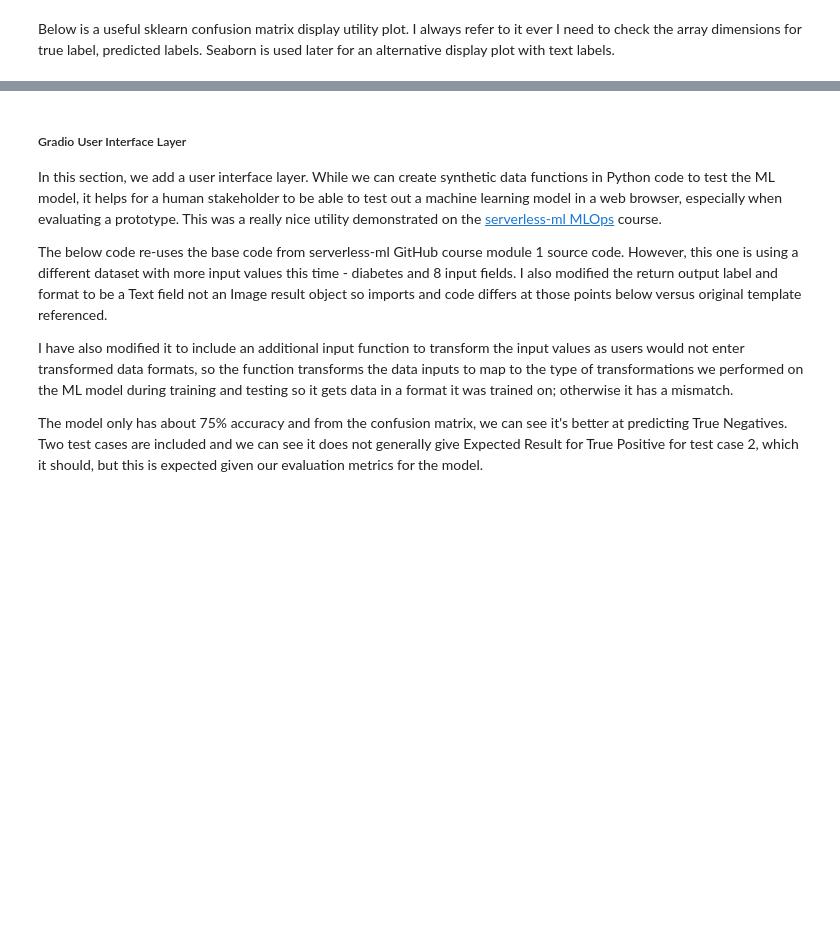
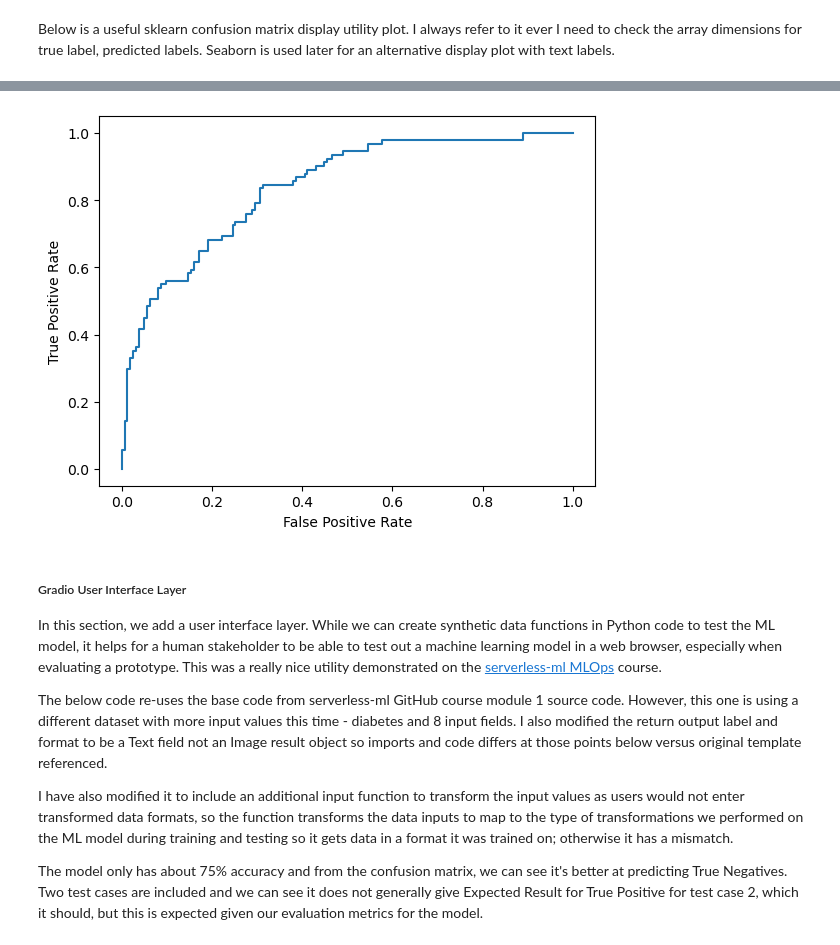
Before and after one commit to niallguerin/ml-algorithms-notebooks, a Jupyter notebook: naive-bayes-gaussian-transformer/Naive-Bayes-Gaussian-Transformer.ipynb, the cells around one changed output, grey strips where cells are left out. Cells and saved outputs as stored; diff of their text form; code cells hidden in the pictures; blank space fills up the shorter version.

```diff
--- a/naive-bayes-gaussian-transformer/Naive-Bayes-Gaussian-Transformer.ipynb
+++ b/naive-bayes-gaussian-transformer/Naive-Bayes-Gaussian-Transformer.ipynb
@@ -149,3 +320,11 @@ sns.heatmap(df_confusion_matrix, annot=True, fmt='g')
+# %%
+# Modify the prediction call to use the probabilities function for y_score variable
+y_score = gnb_ml_clf.predict_proba(X_test)
+fpr, tpr, thresholds = roc_curve(y_test, y_score[:, 1])
+# %%
+roc_display = RocCurveDisplay(fpr=fpr, tpr=tpr).plot()
+# %% [output]
+[figure, added]
 # %% [markdown]
 ##### Gradio User Interface Layer
 In this section, we add a user interface layer. While we can create synthetic data functions in Python code to test the ML model, it helps for a human stakeholder to be able to test out a machine learning model in a web browser, especially when evaluating a prototype. This was a really nice utility demonstrated on the [serverless-ml MLOps](https://github.com/niallguerin/serverless-ml-course/tree/main/src/01-module) course.
```
Also changed, not shown: parts of 28 cells of this notebook, 1 other file.
